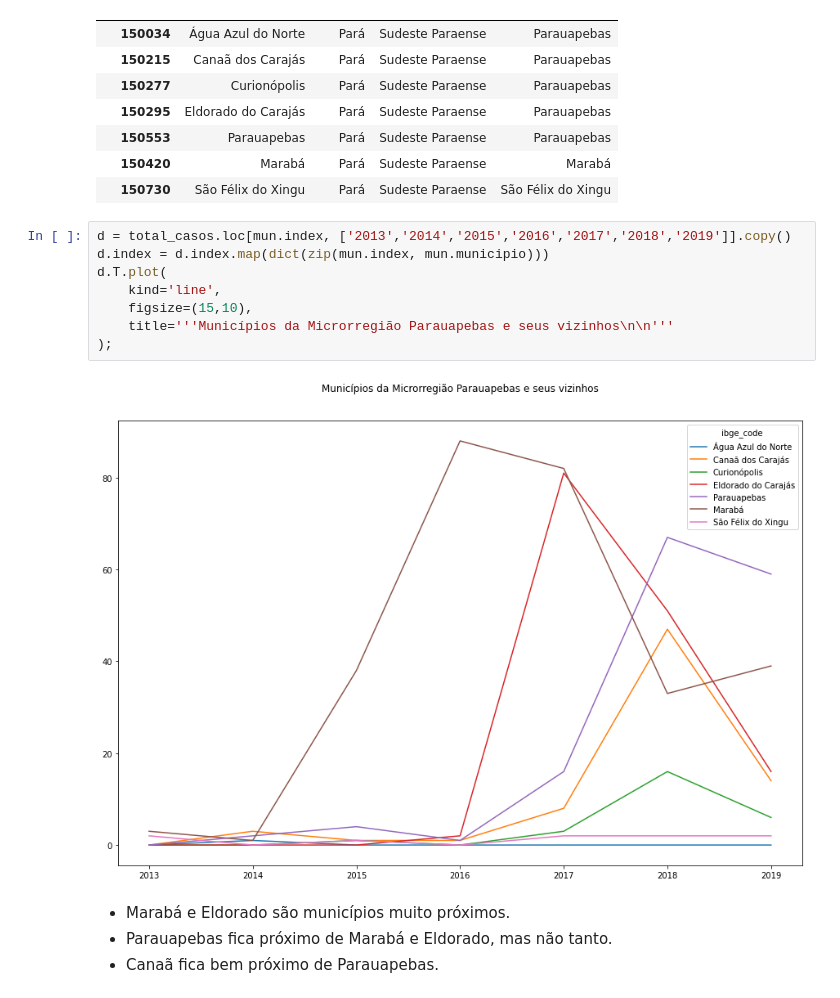
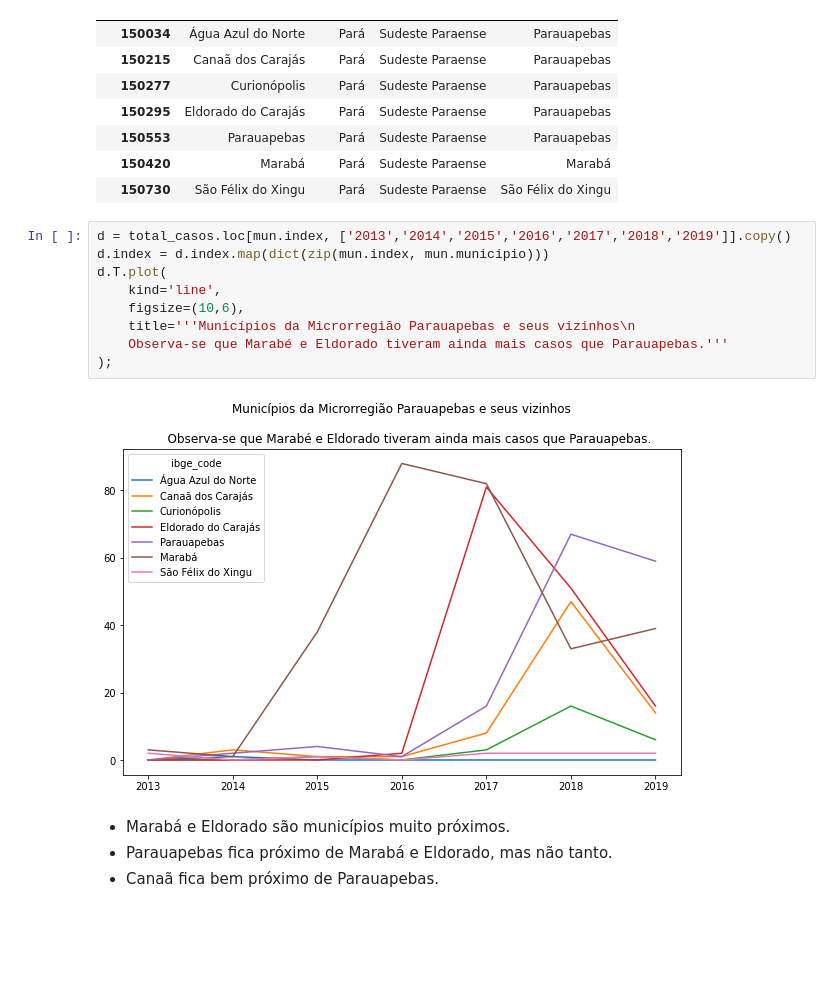
Before and after one commit to FlaviaLopes/leishmaniose, a Jupyter notebook: notebooks/visualizacao_incidencia.ipynb, the cells around one changed output. Cells and saved outputs as stored; diff of their text form; blank space fills up the shorter version.

```diff
--- a/notebooks/visualizacao_incidencia.ipynb
+++ b/notebooks/visualizacao_incidencia.ipynb
@@ -151,13 +253,14 @@ mun
 # %%
 d = total_casos.loc[mun.index, ['2013','2014','2015','2016','2017','2018','2019']].copy()
 d.index = d.index.map(dict(zip(mun.index, mun.municipio)))
 d.T.plot(
     kind='line',
-    figsize=(15,10),
-    title='''Municípios da Microrregião Parauapebas e seus vizinhos\n\n'''
+    figsize=(10,6),
+    title='''Municípios da Microrregião Parauapebas e seus vizinhos\n
+    Observa-se que Marabé e Eldorado tiveram ainda mais casos que Parauapebas.'''
 );
 # %% [output]
-[figure, old version]
+[figure, new version]
 # %% [markdown]
 - Marabá e Eldorado são municípios muito próximos.
 - Parauapebas fica próximo de Marabá e Eldorado, mas não tanto.
```
Also changed, not shown: parts of 14 cells of this notebook, 1 other file.
